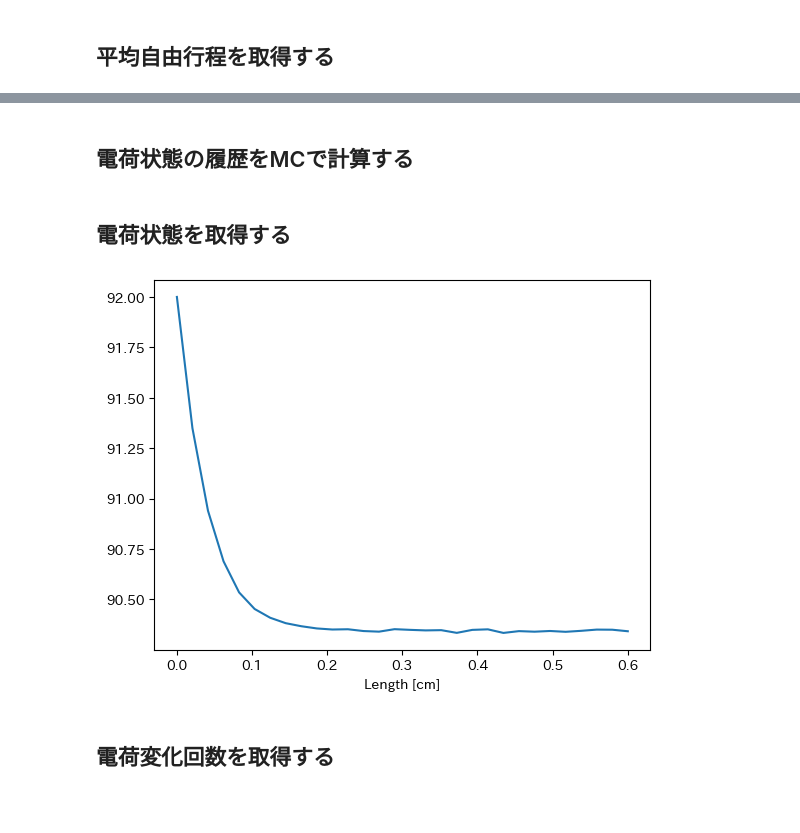
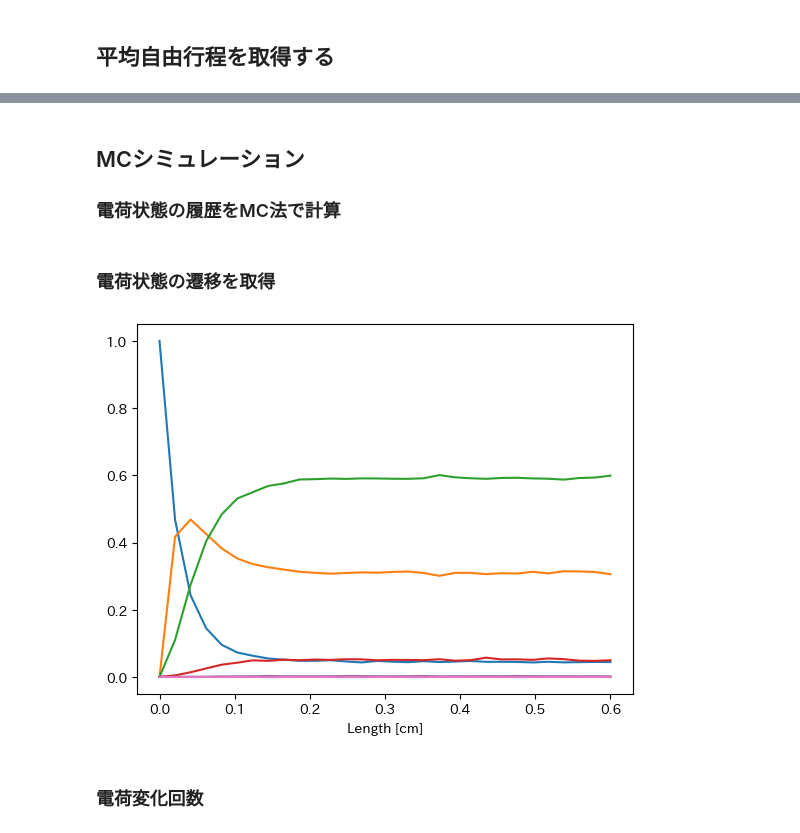
Before and after one commit to yoshimotomasahir/simcc, a Jupyter notebook: examples/how2use_simcc.ipynb, the cells around one changed output, grey strips where cells are left out. Cells and saved outputs as stored; diff of their text form; code cells hidden in the pictures; blank space fills up the shorter version.

```diff
--- a/examples/how2use_simcc.ipynb
+++ b/examples/how2use_simcc.ipynb
@@ -58,23 +86,20 @@ print(GetAnalyticalEqCharge(MFP))
 # %% [markdown]
-## 電荷状態の履歴をMCで計算する
+## MCシミュレーション
+### 電荷状態の履歴をMC法で計算
 # %%
+MFP = GetMFP(zp=92, energy=345, material="Be")
 rs = np.random.RandomState(1)
 histories = GetMCHistories(MFP, 92, 0.3, random_state = rs)
 histories = GetMCHistories(MFP, 92, 0.3, random_state = rs, histories = histories)
 # %% [markdown]
-## 電荷状態を取得する
+### 電荷状態の遷移を取得
 # %%
-Charges = []
 lengths = np.linspace(0,0.6,30)
-for length in lengths:
-    Charges.append(np.mean(GetMCProbImpl(histories,length)))
-
-import matplotlib.pyplot as plt
-plt.plot(lengths, Charges)
+plt.plot(lengths, [GetMCProb(histories, length) for length in lengths])
 plt.xlabel("Length [cm]")
 plt.show()
 # %% [output]
-[figure, old version]
+[figure, new version]
 # %% [markdown]
-## 電荷変化回数を取得する
+### 電荷変化回数
 # %%
```
Also changed, not shown: parts of 13 cells of this notebook.
